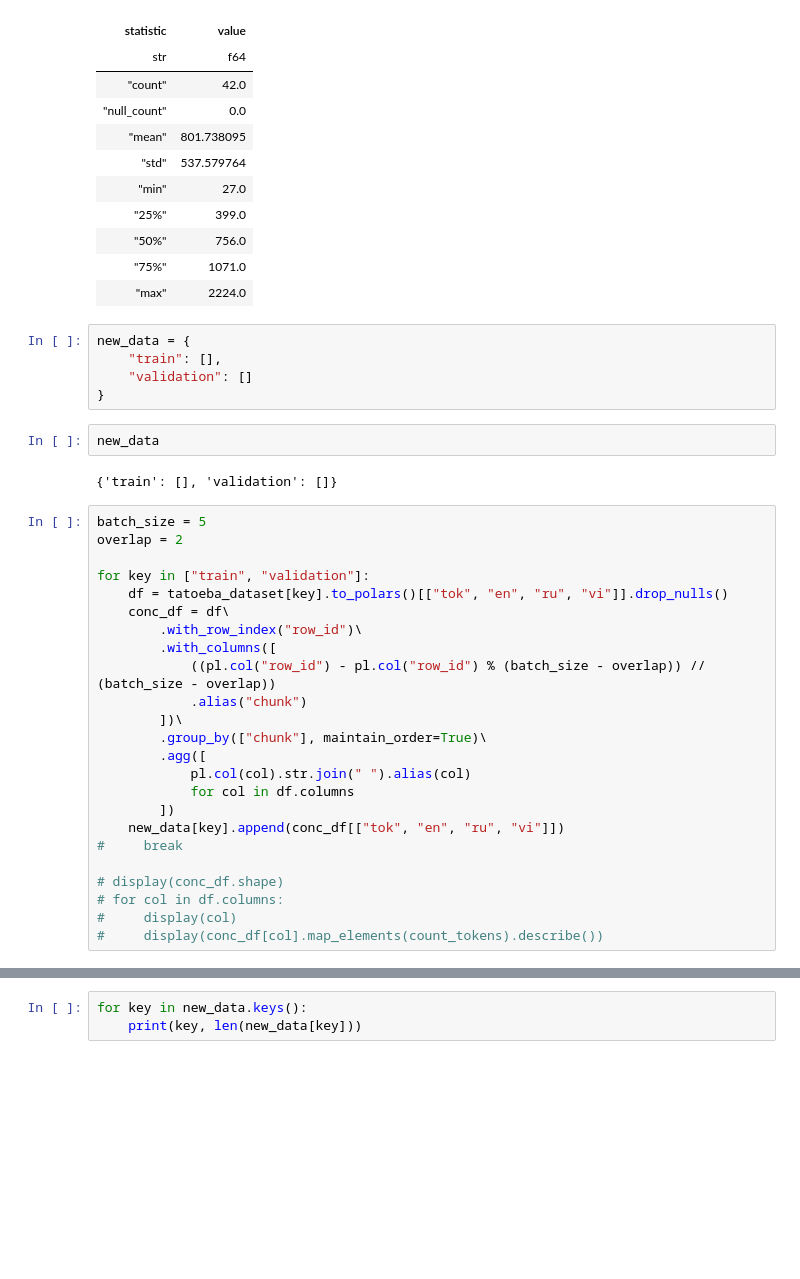
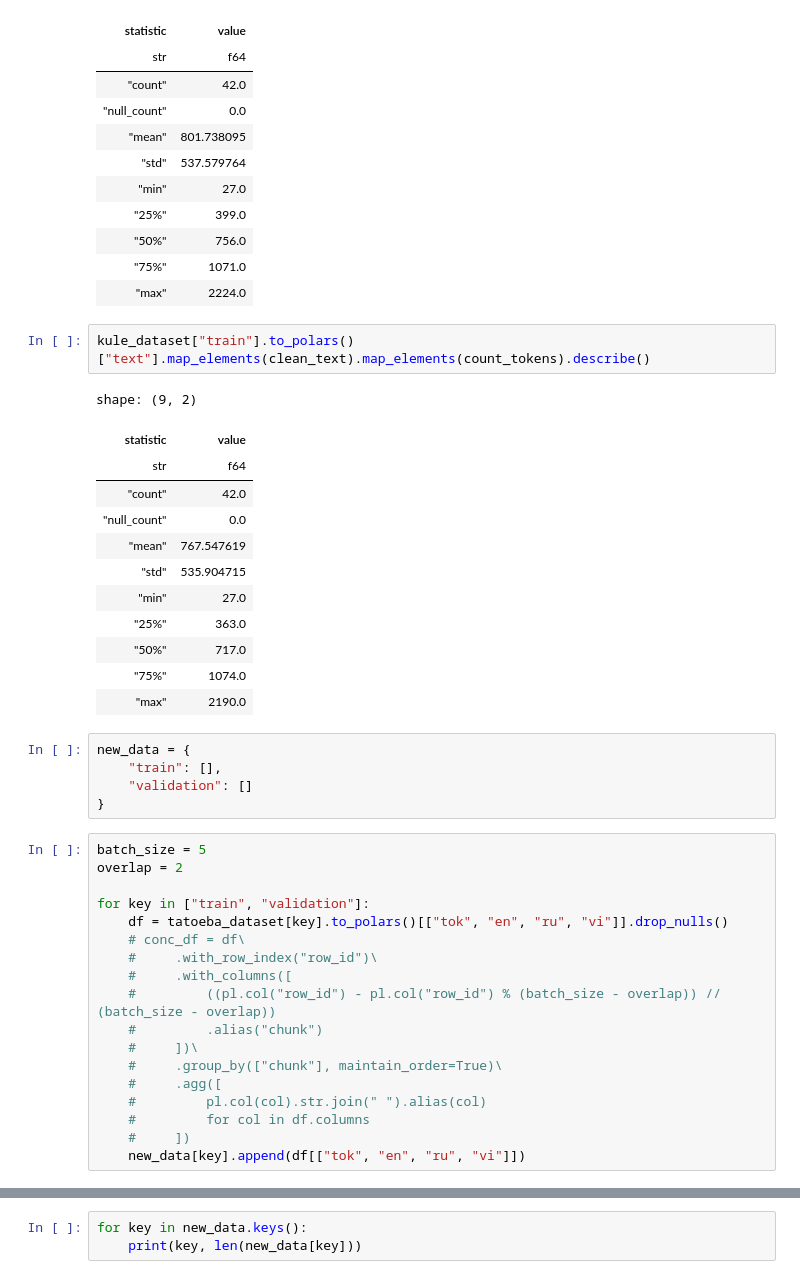
Before and after one commit to NetherQuartz/ilo-toki, a Jupyter notebook: combined-dataset/00_data.ipynb, the cells around one changed output, grey strips where cells are left out. Cells and saved outputs as stored; diff of their text form; blank space fills up the shorter version.

```diff
--- a/combined-dataset/00_data.ipynb
+++ b/combined-dataset/00_data.ipynb
@@ -244,37 +327,42 @@ shape: (9, 2)
 | "50%" | 756.0 |
 | "75%" | 1071.0 |
 | "max" | 2224.0 |
+# %%
+kule_dataset["train"].to_polars()["text"].map_elements(clean_text).map_elements(count_tokens).describe()
+# %% [output]
+shape: (9, 2)
+| statistic | value |
+| str | f64 |
+| "count" | 42.0 |
+| "null_count" | 0.0 |
+| "mean" | 767.547619 |
+| "std" | 535.904715 |
+| "min" | 27.0 |
+| "25%" | 363.0 |
+| "50%" | 717.0 |
+| "75%" | 1074.0 |
+| "max" | 2190.0 |
 # %%
 new_data = {
     "train": [],
     "validation": []
 }
-# %%
-new_data
-# %% [output]
-{'train': [], 'validation': []}
 # %%
 batch_size = 5
 overlap = 2
 
 for key in ["train", "validation"]:
     df = tatoeba_dataset[key].to_polars()[["tok", "en", "ru", "vi"]].drop_nulls()
-    conc_df = df\
-        .with_row_index("row_id")\
-        .with_columns([
-            ((pl.col("row_id") - pl.col("row_id") % (batch_size - overlap)) // (batch_size - overlap))
-            .alias("chunk")
-        ])\
-        .group_by(["chunk"], maintain_order=True)\
-        .agg([
-            pl.col(col).str.join(" ").alias(col)
-            for col in df.columns
-        ])
-    new_data[key].append(conc_df[["tok", "en", "ru", "vi"]])
-#     break
-
-# display(conc_df.shape)
-# for col in df.columns:
-#     display(col)
-#     display(conc_df[col].map_elements(count_tokens).describe())
+    # conc_df = df\
+    #     .with_row_index("row_id")\
+    #     .with_columns([
+    #         ((pl.col("row_id") - pl.col("row_id") % (batch_size - overlap)) // (batch_size - overlap))
+    #         .alias("chunk")
+    #     ])\
+    #     .group_by(["chunk"], maintain_order=True)\
+    #     .agg([
+    #         pl.col(col).str.join(" ").alias(col)
+    #         for col in df.columns
+    #     ])
+    new_data[key].append(df[["tok", "en", "ru", "vi"]])
 # %%
```
Also changed, not shown: parts of 15 cells of this notebook.
